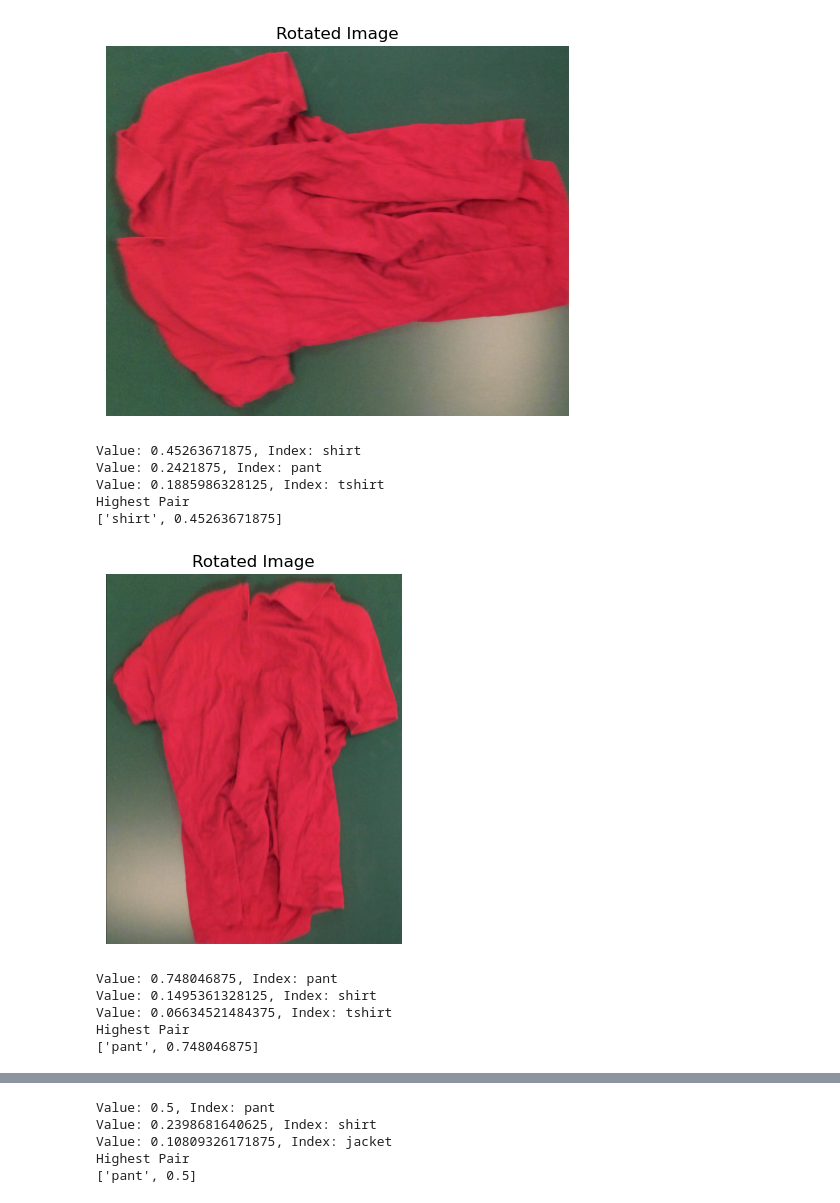
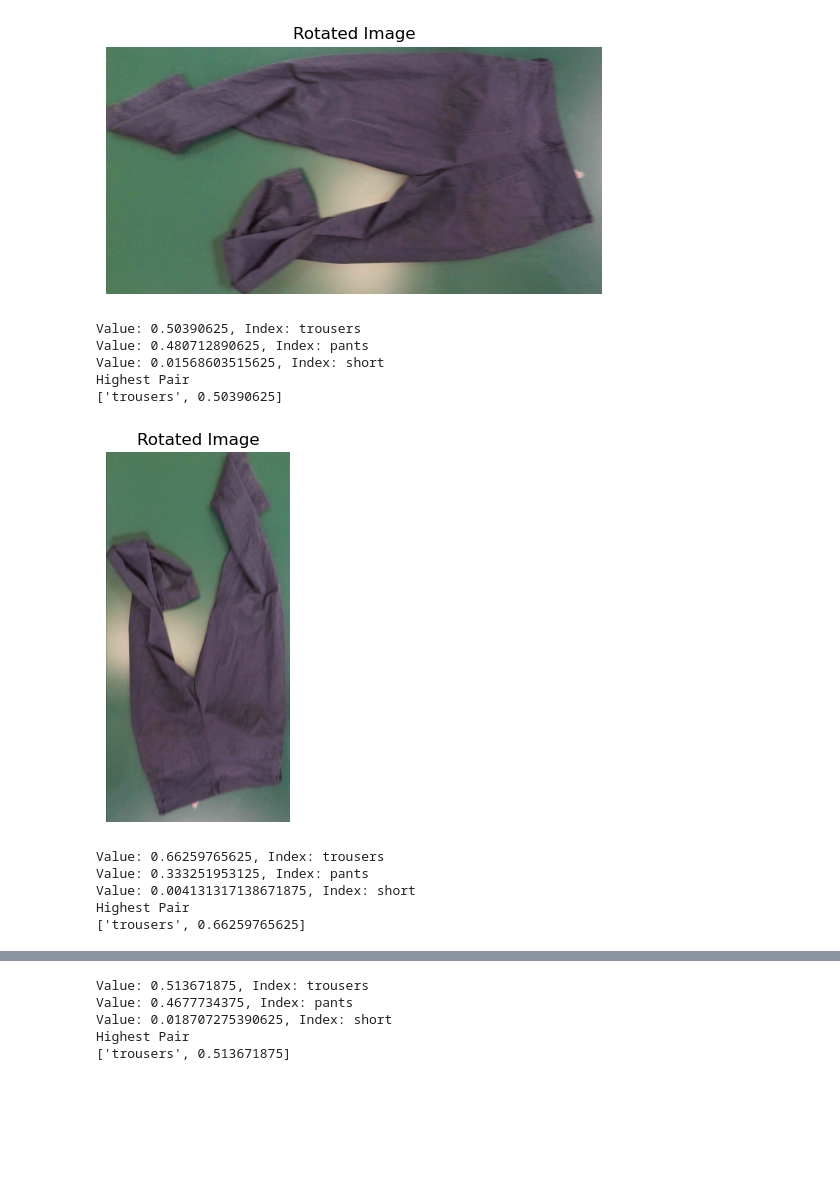
Before and after one commit to kohnmart/master-projekt, a Jupyter notebook: notebooks/pytorch/classifier/clip.ipynb, the cells around one changed output, grey strips where cells are left out. Drawn from its saved outputs; the diff is of its cells as text; code cells hidden in the pictures; blank space fills up the shorter version.

```diff
--- a/notebooks/pytorch/classifier/clip.ipynb
+++ b/notebooks/pytorch/classifier/clip.ipynb
@@ -14,35 +14,36 @@ clip_instance = ClipFast(model_name='ViT-B/16')
 # %%
 class_name = 'shirt'
 relative_path = get_training_data_path('classifier', class_name)
-fullpath = os.path.join(relative_path, 'frame_175_pant__.jpg')
+fullpath = os.path.join(relative_path, 'frame_736_poloshirt__.jpg')
 # %%
 image = cv2.imread(fullpath)
 
 rot_accuracy = []
+clip_instance.classes = ['trousers', 'pants', 'short']
 
 for i in range(0,4):
 
     rot_frame_rgb = rotation_image_proper(image, -90*i)
 
     # Display the rotated image using Matplotlib
     plt.imshow(rot_frame_rgb)
     plt.title('Rotated Image')
     plt.axis('off')  # Hide axis
     plt.show()
 
     clip_instance.image = rot_frame_rgb
     res = clip_instance.process(rot_frame_rgb)
     rot_accuracy.append(res)
 # %% [output]
-[figure, old version]
+[figure, new version]
-Value: 0.45263671875, Index: shirt
-Value: 0.2421875, Index: pant
-Value: 0.1885986328125, Index: tshirt
+Value: 0.50390625, Index: trousers
+Value: 0.480712890625, Index: pants
+Value: 0.01568603515625, Index: short
 Highest Pair
-['shirt', 0.45263671875]
+['trousers', 0.50390625]
-[figure, old version]
+[figure, new version]
-Value: 0.748046875, Index: pant
-Value: 0.1495361328125, Index: shirt
-Value: 0.06634521484375, Index: tshirt
+Value: 0.66259765625, Index: trousers
+Value: 0.333251953125, Index: pants
+Value: 0.004131317138671875, Index: short
 Highest Pair
-['pant', 0.748046875]
+['trousers', 0.66259765625]
@@ -50,5 +51,5 @@ Highest Pair
-Value: 0.5, Index: pant
-Value: 0.2398681640625, Index: shirt
-Value: 0.10809326171875, Index: jacket
+Value: 0.513671875, Index: trousers
+Value: 0.4677734375, Index: pants
+Value: 0.018707275390625, Index: short
 Highest Pair
-['pant', 0.5]
+['trousers', 0.513671875]
```
Also changed, not shown: parts of 3 cells of this notebook, 3 other files.
